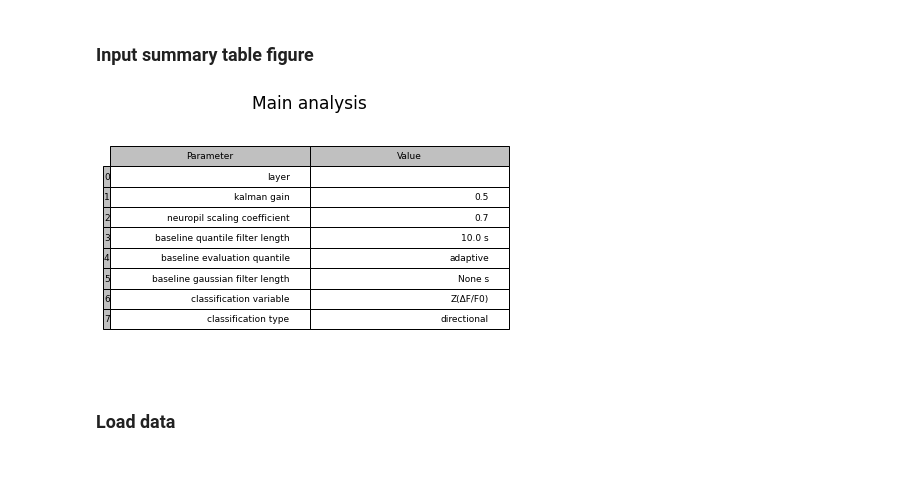
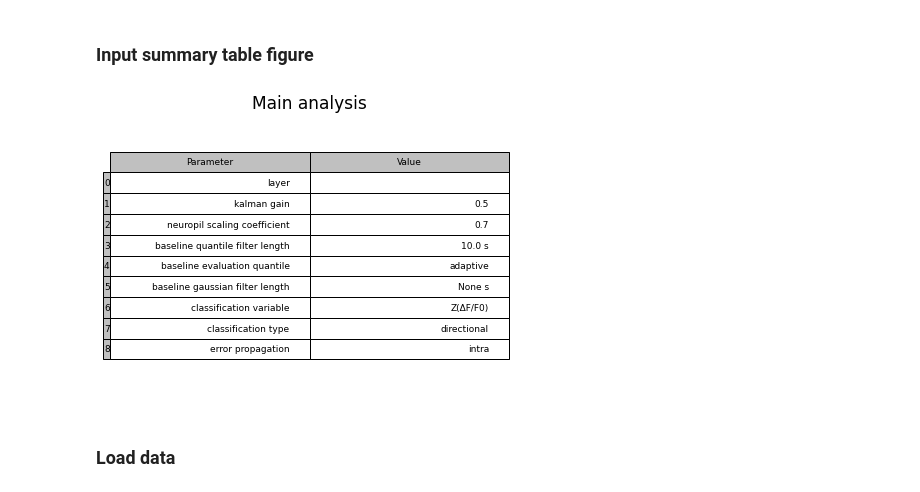
Before and after one commit to shohamlab/usnm2p, a Jupyter notebook: main_analysis.ipynb, the cells around one changed output. Drawn from its saved outputs; the diff is of its cells as text; code cells hidden in the pictures.

```diff
--- a/main_analysis.ipynb
+++ b/main_analysis.ipynb
@@ -41,6 +41,7 @@ baseline_wsmoothing = BASELINE_WSMOOTHING  # gaussian filter window size (s) to
 trial_aggfunc = TRIAL_AGGFUNC  # trial aggregation function
 ykey_classification = YKEY_CLASSIFICATION  # Reference variable for response classification
 directional = DIRECTIONAL_DETECTION  # whether to look for directional (i.e. positive only) effect for response detection
+errprop = 'intra'
 xkeys_plt = [  # Input parameters
     Label.P,
     Label.DC,
@@ -72,16 +74,17 @@ logger.info(s)
 # %%
 figs['dataset_info'] = plot_table({
     'layer': layer,
     'kalman gain': kalman_gain,
     'neuropil scaling coefficient': neuropil_scaling_coeff,
     'baseline quantile filter length': f'{baseline_wquantile} s',
     'baseline evaluation quantile': baseline_quantile_str,
     'baseline gaussian filter length': f'{baseline_wsmoothing} s',
     'classification variable': ykey_classification,
-    'classification type': f"{'' if directional else 'non '}directional"
+    'classification type': f"{'' if directional else 'non '}directional",
+    'error propagation': errprop,
     }, title='Main analysis', aspect=1.5)
 # %% [output]
-[figure, old version]
+[figure, new version]
 # %% [markdown]
 ### Load data
 # %%
```
Also changed, not shown: parts of 5 cells of this notebook, 5 other files.
